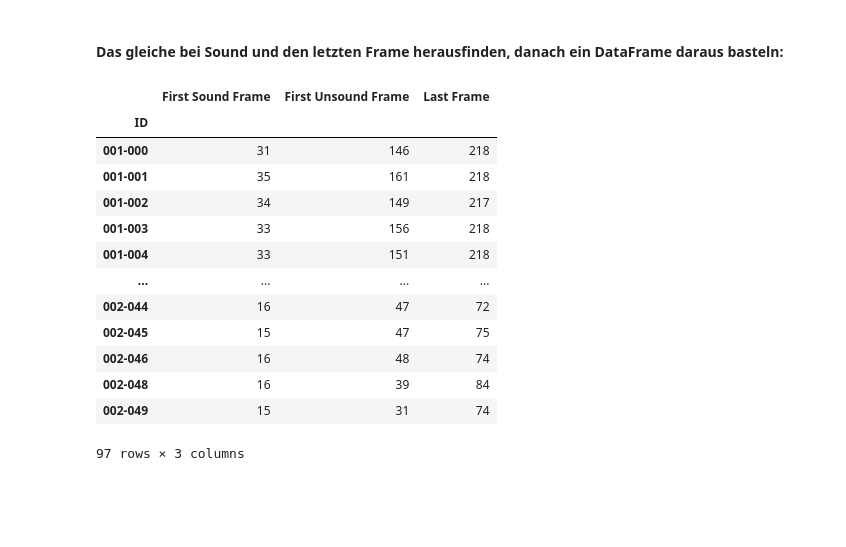
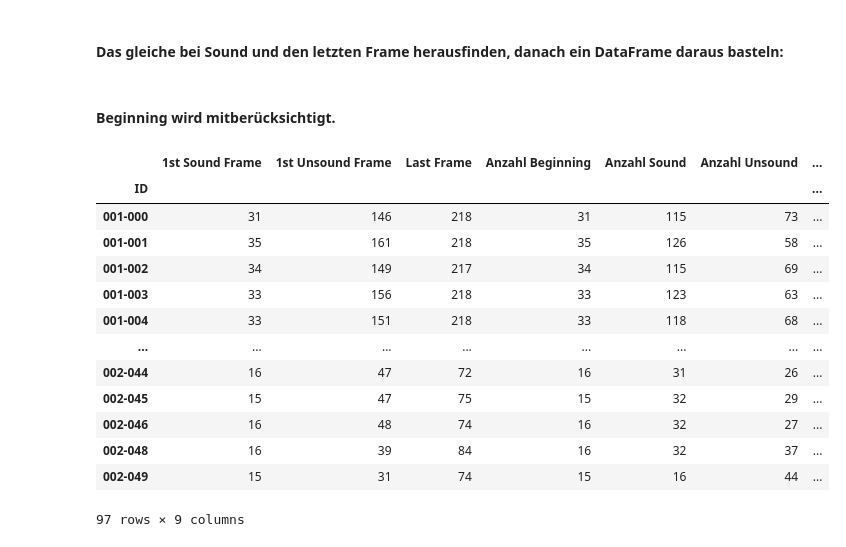
Before and after one commit to molnarkop04/industrial-ai-timeseries, a Jupyter notebook: projects/laser_welding_quality/notebooks/laserWelding.ipynb, the cells around one changed output. Cells and saved outputs as stored; diff of their text form; code cells hidden in the pictures; blank space fills up the shorter version.

Commit message:
DataFrame edited

```diff
--- a/projects/laser_welding_quality/notebooks/laserWelding.ipynb
+++ b/projects/laser_welding_quality/notebooks/laserWelding.ipynb
@@ -926,27 +930,51 @@ lastFramePerWeld = (
 
 )
 # %%
-dataFrameUebergange = pd.DataFrame(
+df_LWIR_Overview = pd.DataFrame(
     {
-        "First Sound Frame": firstSoundPerWeld,
-        "First Unsound Frame": firstUnsoundPerWeld,
-        "Last Frame": lastFramePerWeld
+        "1st Sound Frame": firstSoundPerWeld,
+        "1st Unsound Frame": firstUnsoundPerWeld,
+        "Last Frame": lastFramePerWeld,
+        "Anzahl Beginning": labelVerteilungProWelding["Beginning"],
+        "Anzahl Sound": labelVerteilungProWelding["Sound"],
+        "Anzahl Unsound": labelVerteilungProWelding["Unsound"]
     }
 )
-
-display(dataFrameUebergange)
-# %% [output]
-|  | First Sound Frame | First Unsound Frame | Last Frame |
-| ID |  |  |  |
-| 001-000 | 31 | 146 | 218 |
-| 001-001 | 35 | 161 | 218 |
-| 001-002 | 34 | 149 | 217 |
-| 001-003 | 33 | 156 | 218 |
-| 001-004 | 33 | 151 | 218 |
-| ... | ... | ... | ... |
-| 002-044 | 16 | 47 | 72 |
-| 002-045 | 15 | 47 | 75 |
-| 002-046 | 16 | 48 | 74 |
-| 002-048 | 16 | 39 | 84 |
-| 002-049 | 15 | 31 | 74 |
-97 rows × 3 columns
+# %% [markdown]
+#### Beginning wird mitberücksichtigt.
+# %%
+df_LWIR_Overview["Sound Anteil %"] = (
+
+    df_LWIR_Overview["Anzahl Sound"] / ( df_LWIR_Overview["Anzahl Sound"] + df_LWIR_Overview["Anzahl Unsound"] + df_LWIR_Overview["Anzahl Beginning"]) * 100
+
+    )
+
+
+df_LWIR_Overview["Unsound Anteil %"] = (
+
+    df_LWIR_Overview["Anzahl Unsound"] / ( df_LWIR_Overview["Anzahl Sound"] + df_LWIR_Overview["Anzahl Unsound"] + df_LWIR_Overview["Anzahl Beginning"]) * 100
+
+    )
+
+df_LWIR_Overview["Beginning Anteil %"] = (
+
+    df_LWIR_Overview["Anzahl Beginning"] / ( df_LWIR_Overview["Anzahl Sound"] + df_LWIR_Overview["Anzahl Unsound"] + df_LWIR_Overview["Anzahl Beginning"]) * 100
+
+    )
+# %%
+display(df_LWIR_Overview)
+# %% [output]
+|  | 1st Sound Frame | 1st Unsound Frame | Last Frame | Anzahl Beginning | Anzahl Sound | Anzahl Unsound | ... |
+| ID |  |  |  |  |  |  | ... |
+| 001-000 | 31 | 146 | 218 | 31 | 115 | 73 | ... |
+| 001-001 | 35 | 161 | 218 | 35 | 126 | 58 | ... |
+| 001-002 | 34 | 149 | 217 | 34 | 115 | 69 | ... |
+| 001-003 | 33 | 156 | 218 | 33 | 123 | 63 | ... |
+| 001-004 | 33 | 151 | 218 | 33 | 118 | 68 | ... |
+| ... | ... | ... | ... | ... | ... | ... | ... |
+| 002-044 | 16 | 47 | 72 | 16 | 31 | 26 | ... |
+| 002-045 | 15 | 47 | 75 | 15 | 32 | 29 | ... |
+| 002-046 | 16 | 48 | 74 | 16 | 32 | 27 | ... |
+| 002-048 | 16 | 39 | 84 | 16 | 32 | 37 | ... |
+| 002-049 | 15 | 31 | 74 | 15 | 16 | 44 | ... |
+97 rows × 9 columns
```
Also changed, not shown: parts of 1 cell of this notebook.
